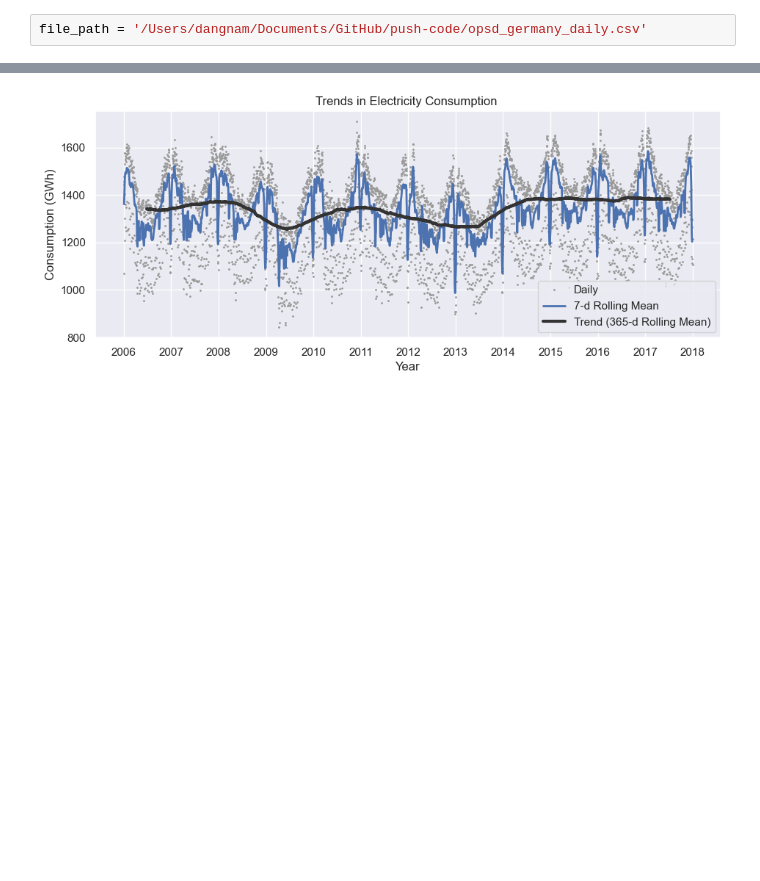
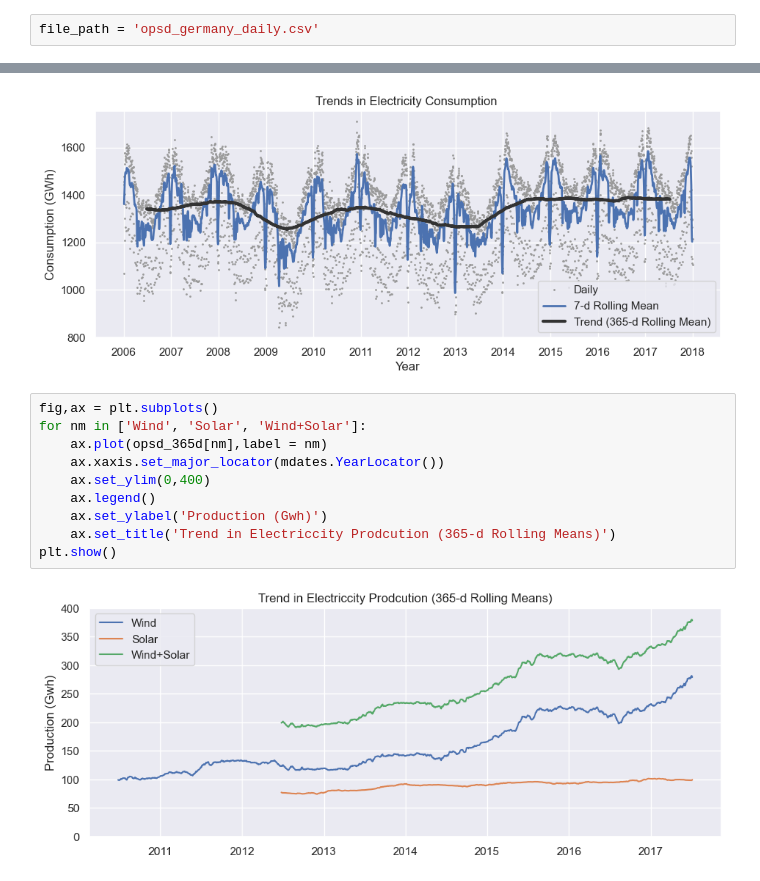
Before and after one commit to sandrodang/push-code, a Jupyter notebook: da_timeseries.ipynb, the cells around one changed output, grey strips where cells are left out. Cells and saved outputs as stored; diff of their text form; blank space fills up the shorter version.

```diff
--- a/da_timeseries.ipynb
+++ b/da_timeseries.ipynb
@@ -4,7 +4,7 @@ import pandas as pd
 import matplotlib.pyplot as plt
 import seaborn as sns
 # %%
-file_path = '/Users/dangnam/Documents/GitHub/push-code/opsd_germany_daily.csv'
+file_path = 'opsd_germany_daily.csv'
 # %%
 # select date is index to ez work
 data = pd.read_csv(file_path,index_col= 0 , parse_dates=True) # parse_date for pandas know collumn 0 is date
@@ -254,3 +254,15 @@ ax.set_title('Trends in Electricity Consumption ')
 plt.show()
 # %% [output]
 [figure]
+# %%
+fig,ax = plt.subplots()
+for nm in ['Wind', 'Solar', 'Wind+Solar']:
+    ax.plot(opsd_365d[nm],label = nm)
+    ax.xaxis.set_major_locator(mdates.YearLocator())
+    ax.set_ylim(0,400)
+    ax.legend()
+    ax.set_ylabel('Production (Gwh)')
+    ax.set_title('Trend in Electriccity Prodcution (365-d Rolling Means)')
+plt.show()
+# %% [output]
+[figure, added]
```
Also changed, not shown: parts of 1 cell of this notebook, 2 other files.
